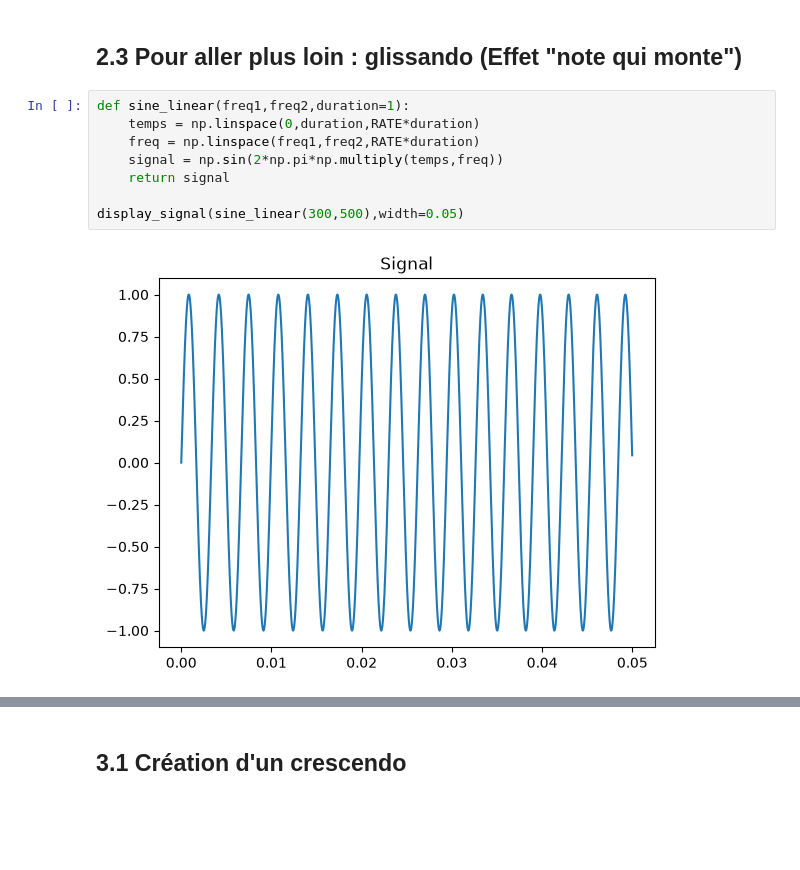
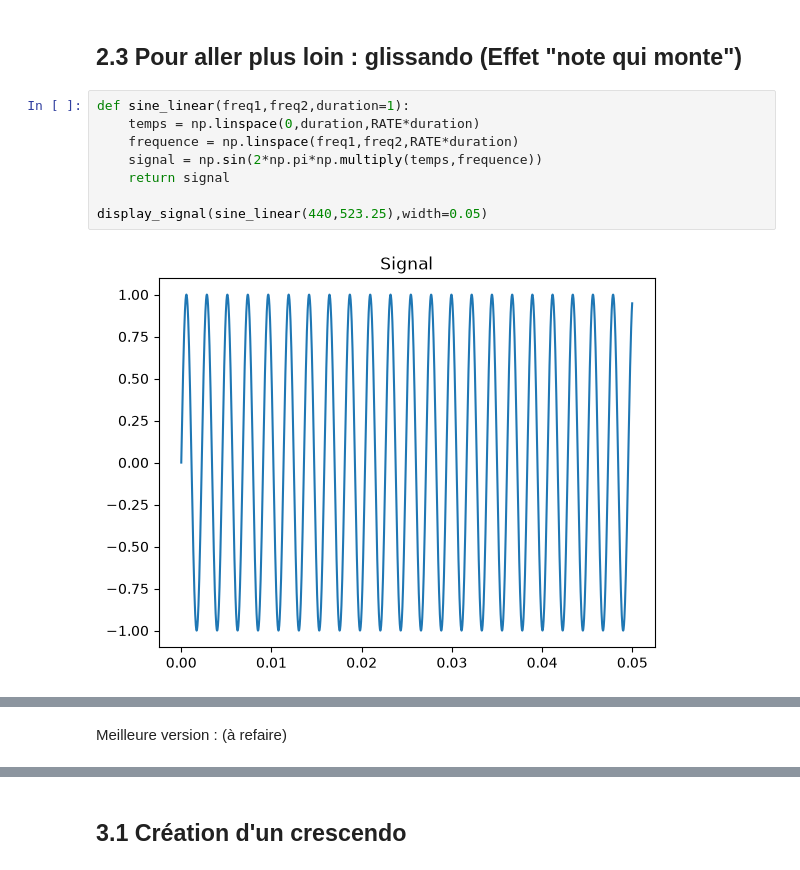
Before and after one commit to clementlegoff8/TP-son, a Jupyter notebook: TPson2.ipynb, the cells around one changed output, grey strips where cells are left out. Cells and saved outputs as stored; diff of their text form; blank space fills up the shorter version.

```diff
--- a/TPson2.ipynb
+++ b/TPson2.ipynb
@@ -55,11 +55,13 @@ display_signal(sine(300),width=0.05)
 # %%
 def sine_linear(freq1,freq2,duration=1):
     temps = np.linspace(0,duration,RATE*duration)
-    freq = np.linspace(freq1,freq2,RATE*duration)
-    signal = np.sin(2*np.pi*np.multiply(temps,freq))
+    frequence = np.linspace(freq1,freq2,RATE*duration)
+    signal = np.sin(2*np.pi*np.multiply(temps,frequence))
     return signal
 
-display_signal(sine_linear(300,500),width=0.05)
+display_signal(sine_linear(440,523.25),width=0.05)
 # %% [output]
-[figure, old version]
+[figure, new version]
 [interactive output not drawn]
+# %% [markdown]
+Meilleure version : (à refaire)
```
Also changed, not shown: parts of 18 cells of this notebook, 10 other files.
